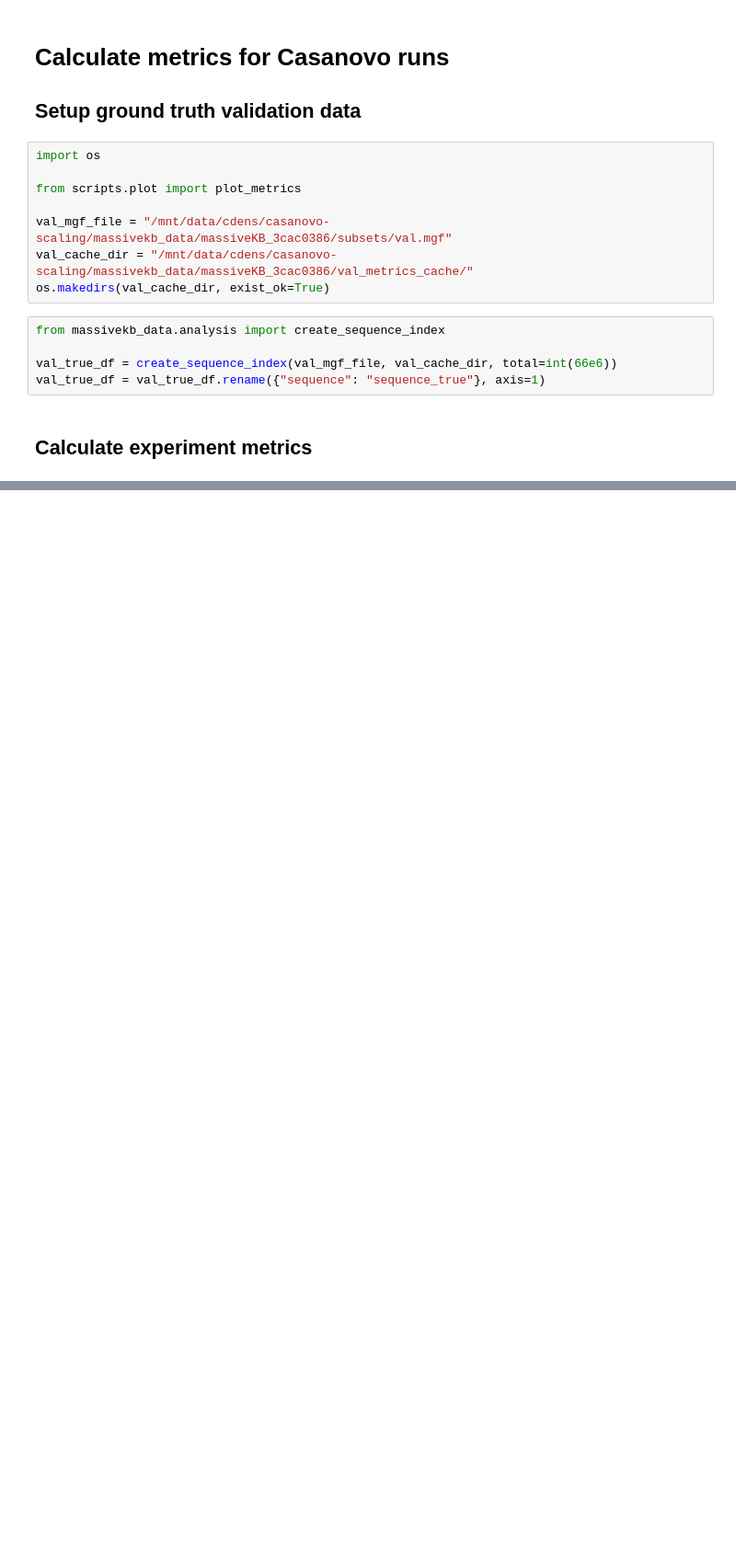
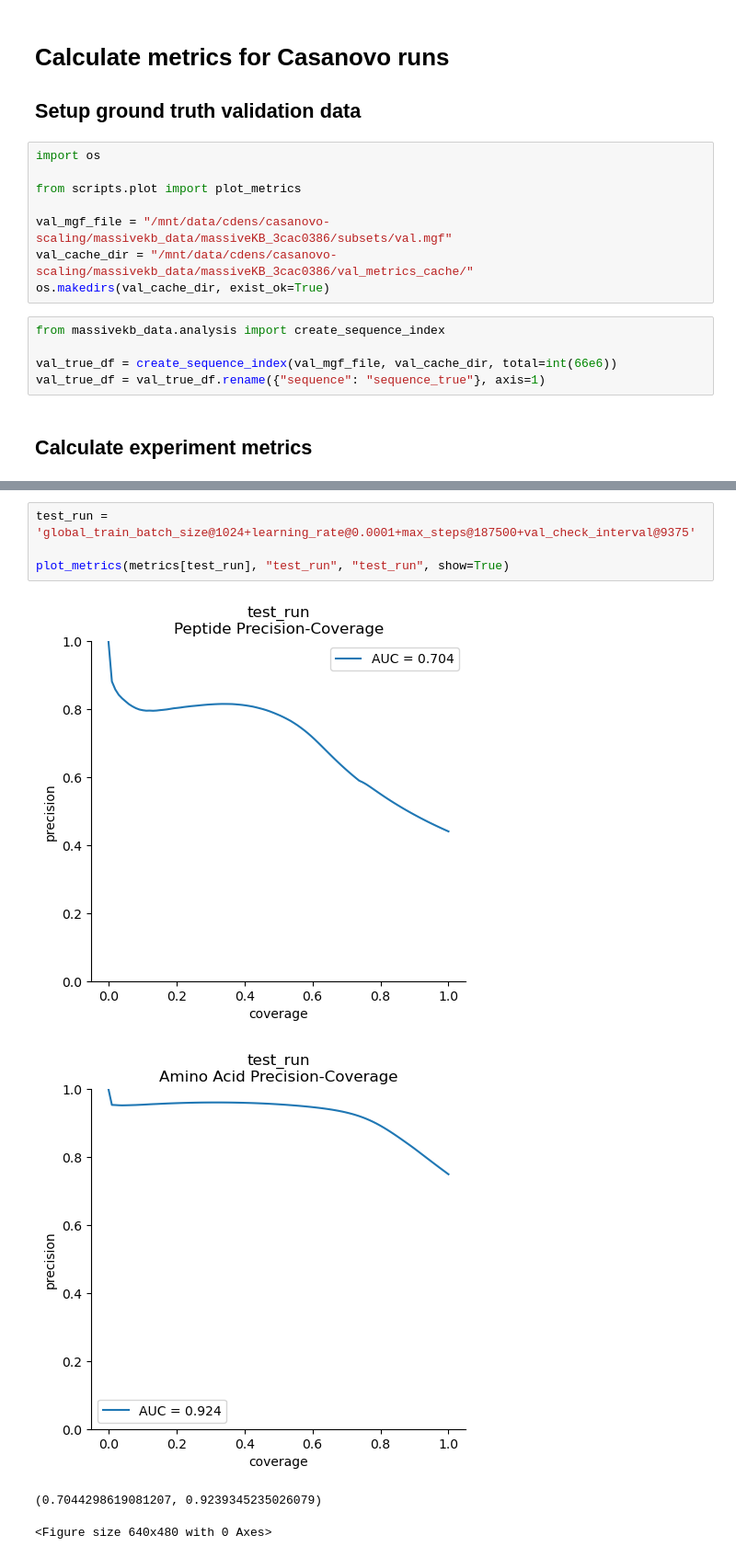
Before and after one commit to bittremieuxlab/casanovo-scaling, a Jupyter notebook: scripts/metrics.ipynb, the cells around one changed output, grey strips where cells are left out. Shown at 92% size. Cells and saved outputs as stored; diff of their text form; blank space fills up the shorter version.

Commit message:
plotting some metrics

```diff
--- a/scripts/metrics.ipynb
+++ b/scripts/metrics.ipynb
@@ -46,0 +47,9 @@ No predictions for 8121/793957 spectra
+# %%
+test_run = 'global_train_batch_size@1024+learning_rate@0.0001+max_steps@187500+val_check_interval@9375'
+
+plot_metrics(metrics[test_run], "test_run", "test_run", show=True)
+# %% [output]
+[figure, added]
+[figure, added]
+(0.7044298619081207, 0.9239345235026079)
+<Figure size 640x480 with 0 Axes>
```
Also changed, not shown: parts of 1 cell of this notebook.
